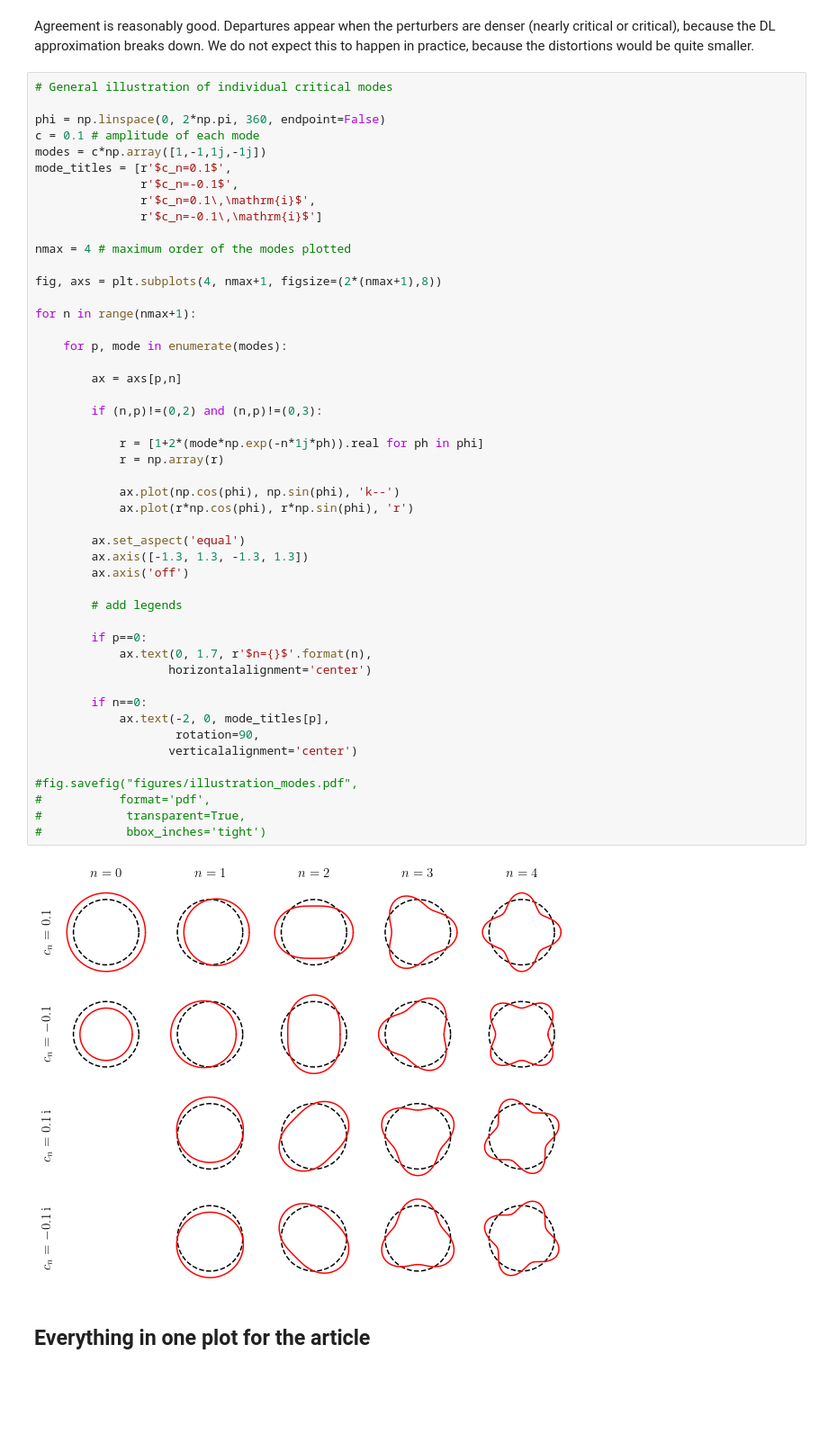
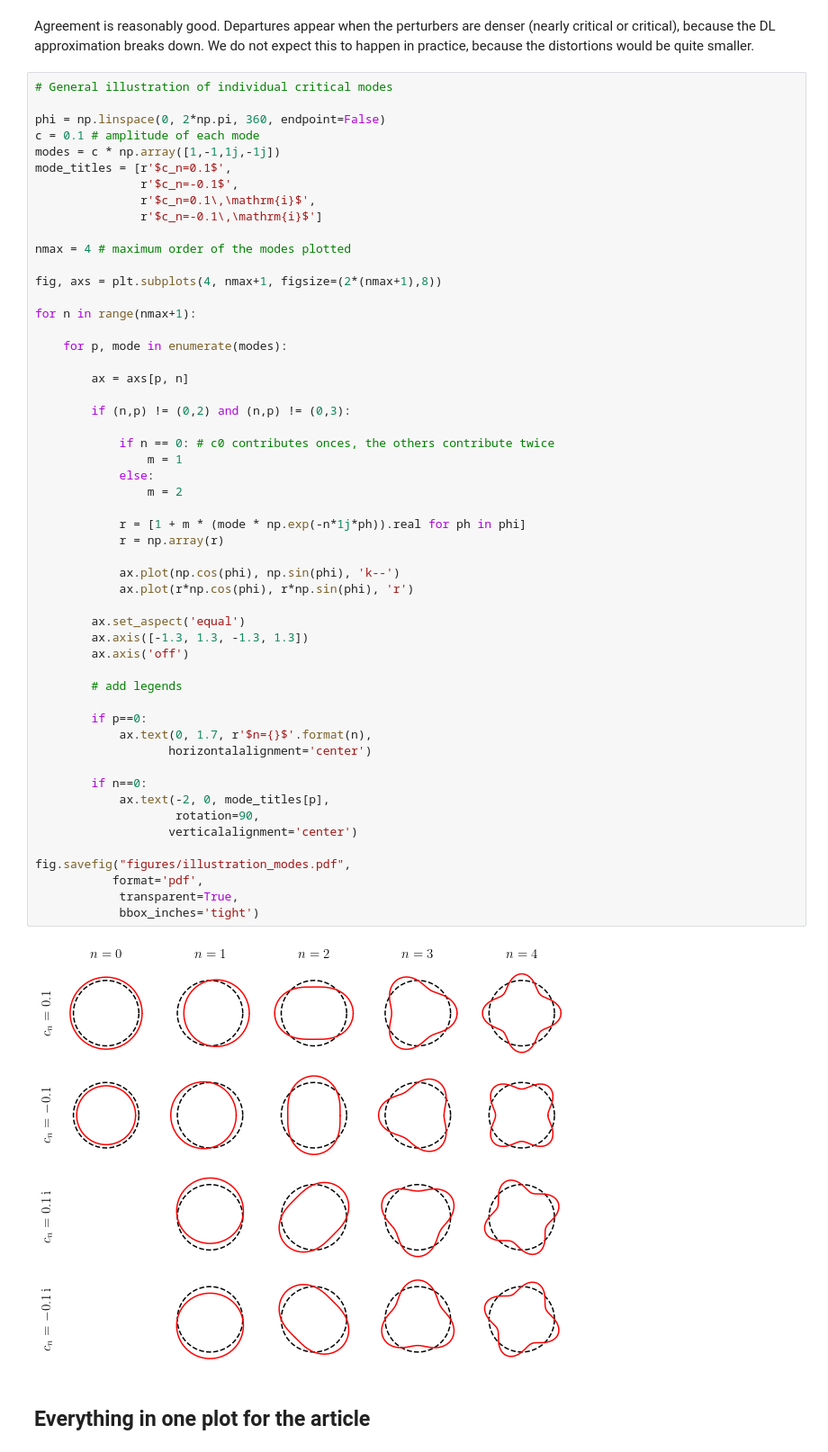
Before and after one commit to pierrefleury/LOS, a Jupyter notebook: figures_los.ipynb, the cells around one changed output. Shown at 90% size. Drawn from its saved outputs; the diff is of its cells as text; blank space fills up the shorter version.

Commit message:
Small correction of a factor two in the critical mode illustration

```diff
--- a/figures_los.ipynb
+++ b/figures_los.ipynb
@@ -1257,7 +1257,7 @@ Agreement is reasonably good. Departures appear when the perturbers are denser (
 
 phi = np.linspace(0, 2*np.pi, 360, endpoint=False)
 c = 0.1 # amplitude of each mode
-modes = c*np.array([1,-1,1j,-1j])
+modes = c * np.array([1,-1,1j,-1j])
 mode_titles = [r'$c_n=0.1$',
                r'$c_n=-0.1$',
                r'$c_n=0.1\,\mathrm{i}$',
@@ -1267,41 +1267,46 @@ nmax = 4 # maximum order of the modes plotted
 
 fig, axs = plt.subplots(4, nmax+1, figsize=(2*(nmax+1),8))
 
 for n in range(nmax+1):
 
     for p, mode in enumerate(modes):
 
-        ax = axs[p,n]
+        ax = axs[p, n]
 
-        if (n,p)!=(0,2) and (n,p)!=(0,3):
+        if (n,p) != (0,2) and (n,p) != (0,3):
 
-            r = [1+2*(mode*np.exp(-n*1j*ph)).real for ph in phi]
+            if n == 0: # c0 contributes onces, the others contribute twice
+                m = 1
+            else:
+                m = 2
+
+            r = [1 + m * (mode * np.exp(-n*1j*ph)).real for ph in phi]
             r = np.array(r)
 
             ax.plot(np.cos(phi), np.sin(phi), 'k--')
             ax.plot(r*np.cos(phi), r*np.sin(phi), 'r')
 
         ax.set_aspect('equal')
         ax.axis([-1.3, 1.3, -1.3, 1.3])
         ax.axis('off')
 
         # add legends
 
         if p==0:
             ax.text(0, 1.7, r'$n={}$'.format(n),
                    horizontalalignment='center')
 
         if n==0:
             ax.text(-2, 0, mode_titles[p],
                     rotation=90,
                    verticalalignment='center')
 
-#fig.savefig("figures/illustration_modes.pdf",
-#           format='pdf',
-#            transparent=True,
-#            bbox_inches='tight')
+fig.savefig("figures/illustration_modes.pdf",
+           format='pdf',
+            transparent=True,
+            bbox_inches='tight')
 # %% [output]
-[figure, old version]
+[figure, new version]
 # %% [markdown]
 ## Everything in one plot for the article
 # %%
```
Also changed, not shown: parts of 5 cells of this notebook, 1 other file.
